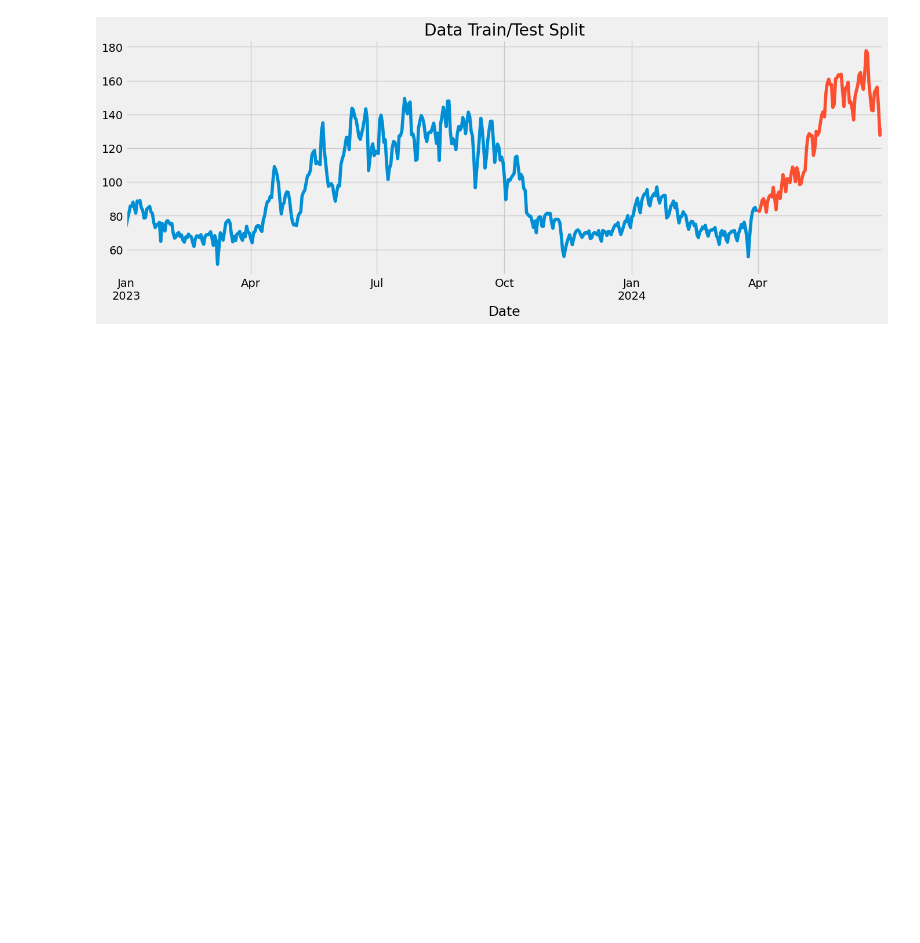
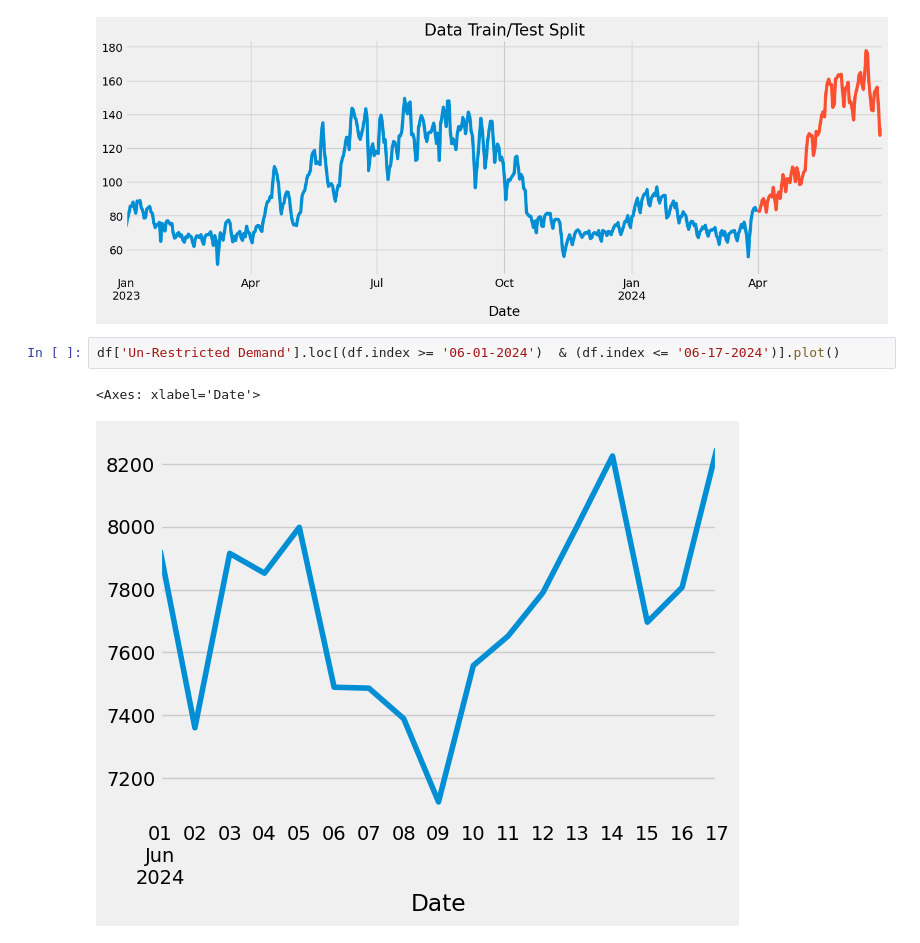
Before and after one commit to PiyushAgrawal626/SIH, a Jupyter notebook: sih-ps-1624.ipynb, the cells around one changed output. Saved outputs shown, nothing was run; the diff lists cells and outputs as text; blank space fills up the shorter version.

```diff
--- a/sih-ps-1624.ipynb
+++ b/sih-ps-1624.ipynb
@@ -53,3 +53,8 @@ test['Energy Met (MU)'].plot(ax=ax, label='Test')
 # %% [output]
 <Axes: title={'center': 'Data Train/Test Split'}, xlabel='Date'>
 [figure]
+# %%
+df['Un-Restricted Demand'].loc[(df.index >= '06-01-2024')  & (df.index <= '06-17-2024')].plot()
+# %% [output]
+<Axes: xlabel='Date'>
+[figure, added]
```
Also changed, not shown: parts of 9 cells of this notebook.
